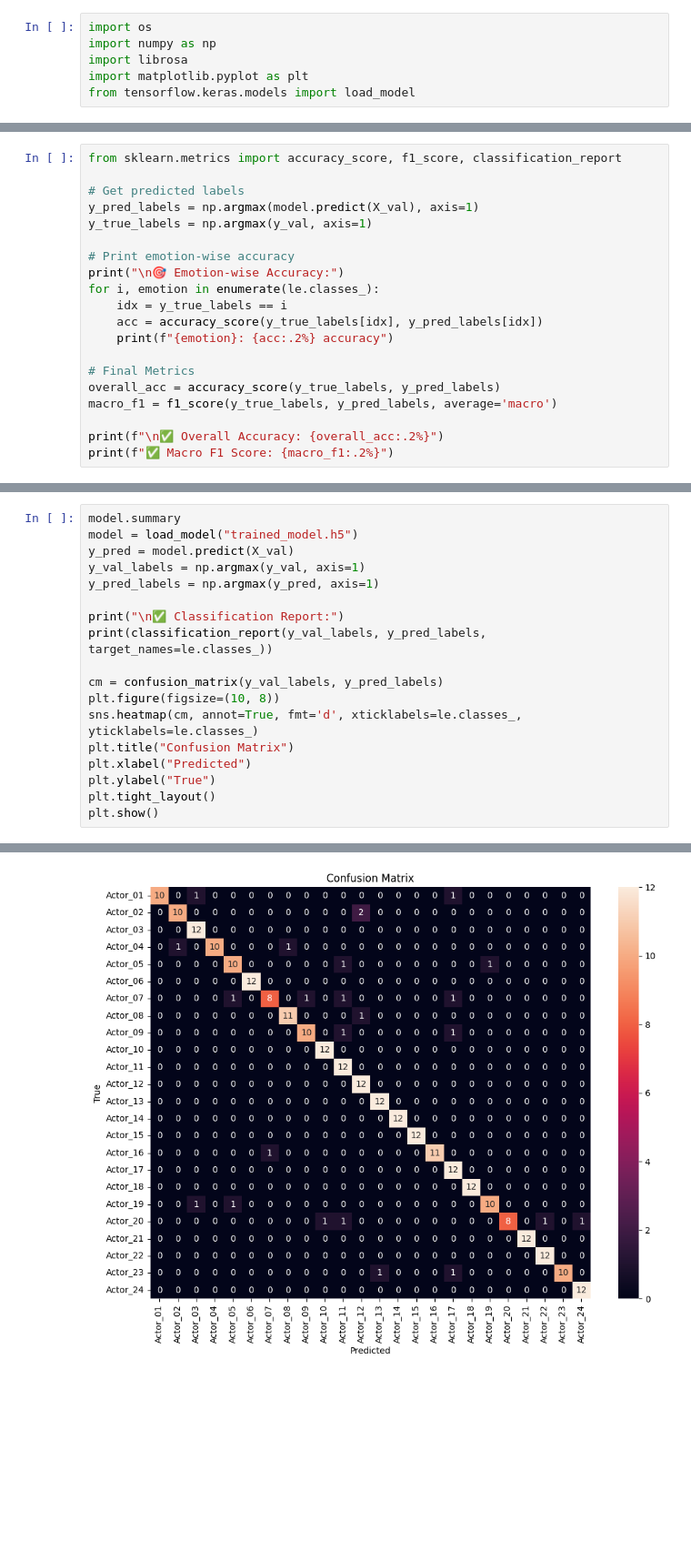
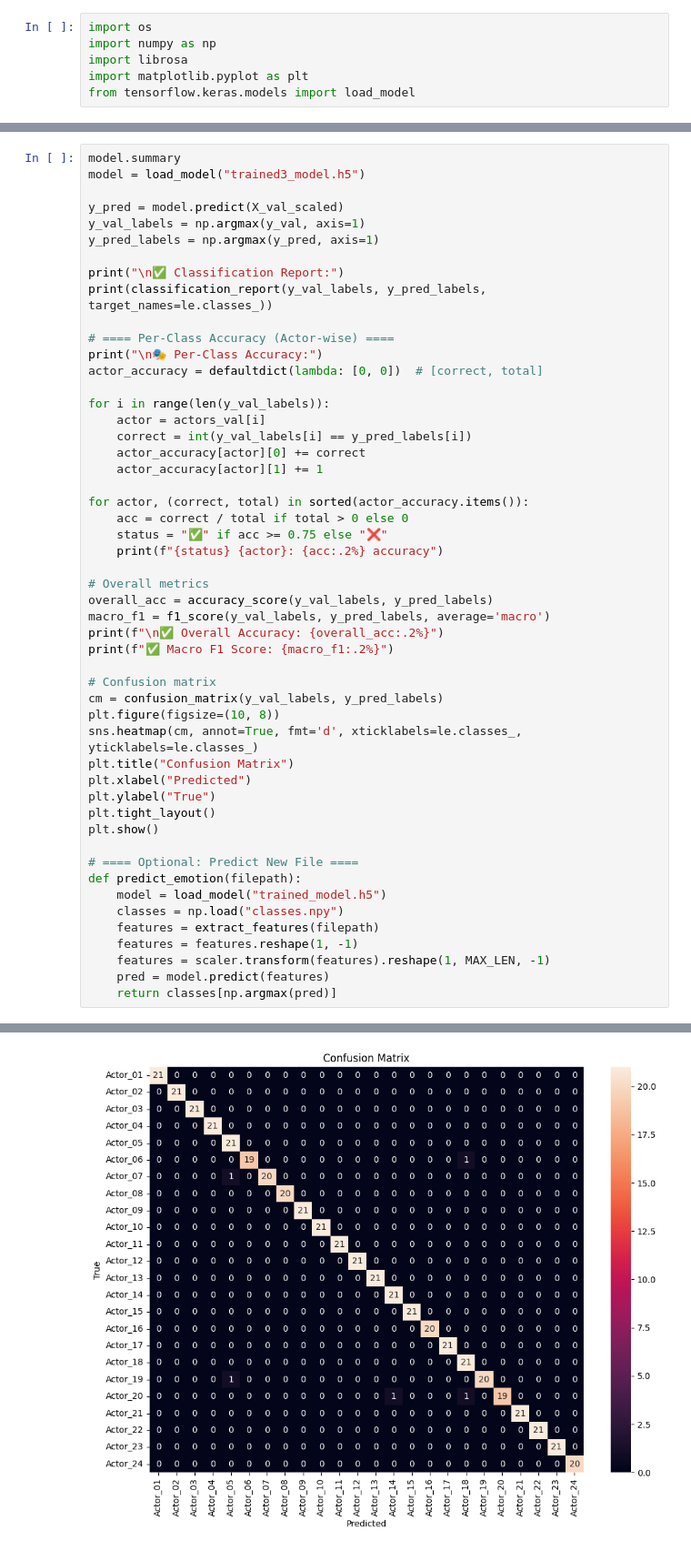
Before and after one commit to frost3242/mars_project, a Jupyter notebook: code.ipynb, the cells around one changed output, grey strips where cells are left out. Shown at 91% size. Saved outputs shown, nothing was run; the diff lists cells and outputs as text; blank space fills up the shorter version.

```diff
--- a/code.ipynb
+++ b/code.ipynb
@@ -234,20 +192,0 @@ Actor_24: 100.00% accuracy
-# %%
-from sklearn.metrics import accuracy_score, f1_score, classification_report
-
-# Get predicted labels
-y_pred_labels = np.argmax(model.predict(X_val), axis=1)
-y_true_labels = np.argmax(y_val, axis=1)
-
-# Print emotion-wise accuracy
-print("\n🎯 Emotion-wise Accuracy:")
-for i, emotion in enumerate(le.classes_):
-    idx = y_true_labels == i
-    acc = accuracy_score(y_true_labels[idx], y_pred_labels[idx])
-    print(f"{emotion}: {acc:.2%} accuracy")
-
-# Final Metrics
-overall_acc = accuracy_score(y_true_labels, y_pred_labels)
-macro_f1 = f1_score(y_true_labels, y_pred_labels, average='macro')
-
-print(f"\n✅ Overall Accuracy: {overall_acc:.2%}")
-print(f"✅ Macro F1 Score: {macro_f1:.2%}")
@@ -272,13 +193,36 @@ Actor_24: 100.00% accuracy
 # %%
 model.summary
-model = load_model("trained_model.h5")
-y_pred = model.predict(X_val)
+model = load_model("trained3_model.h5")
+
+y_pred = model.predict(X_val_scaled)
 y_val_labels = np.argmax(y_val, axis=1)
 y_pred_labels = np.argmax(y_pred, axis=1)
 
 print("\n✅ Classification Report:")
 print(classification_report(y_val_labels, y_pred_labels, target_names=le.classes_))
 
+# ==== Per-Class Accuracy (Actor-wise) ====
+print("\n🎭 Per-Class Accuracy:")
+actor_accuracy = defaultdict(lambda: [0, 0])  # [correct, total]
+
+for i in range(len(y_val_labels)):
+    actor = actors_val[i]
+    correct = int(y_val_labels[i] == y_pred_labels[i])
+    actor_accuracy[actor][0] += correct
+    actor_accuracy[actor][1] += 1
+
+for actor, (correct, total) in sorted(actor_accuracy.items()):
+    acc = correct / total if total > 0 else 0
+    status = "✅" if acc >= 0.75 else "❌"
+    print(f"{status} {actor}: {acc:.2%} accuracy")
+
+# Overall metrics
+overall_acc = accuracy_score(y_val_labels, y_pred_labels)
+macro_f1 = f1_score(y_val_labels, y_pred_labels, average='macro')
+print(f"\n✅ Overall Accuracy: {overall_acc:.2%}")
+print(f"✅ Macro F1 Score: {macro_f1:.2%}")
+
+# Confusion matrix
 cm = confusion_matrix(y_val_labels, y_pred_labels)
 plt.figure(figsize=(10, 8))
 sns.heatmap(cm, annot=True, fmt='d', xticklabels=le.classes_, yticklabels=le.classes_)
@@ -287,5 +231,15 @@ plt.xlabel("Predicted")
 plt.ylabel("True")
 plt.tight_layout()
 plt.show()
+
+# ==== Optional: Predict New File ====
+def predict_emotion(filepath):
+    model = load_model("trained_model.h5")
+    classes = np.load("classes.npy")
+    features = extract_features(filepath)
+    features = features.reshape(1, -1)
+    features = scaler.transform(features).reshape(1, MAX_LEN, -1)
+    pred = model.predict(features)
+    return classes[np.argmax(pred)]
 # %% [output]
 WARNING:absl:Compiled the loaded model, but the compiled metrics have yet to be built. `model.compile_metrics` will be empty until you train or evaluate the model.
@@ -309,4 +263,4 @@ weighted avg       0.93      0.92      0.92       288
-[figure, old version]
+[figure, new version]
 # %%
 import os
 import numpy as np
```
Also changed, not shown: parts of 8 cells of this notebook, 3 other files.
